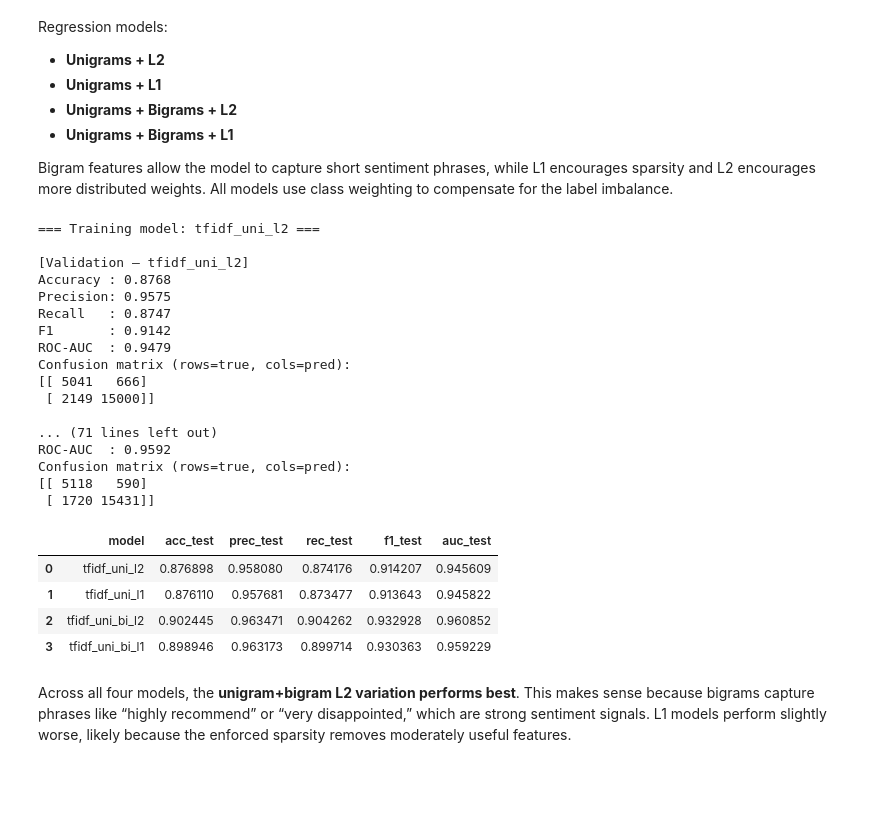
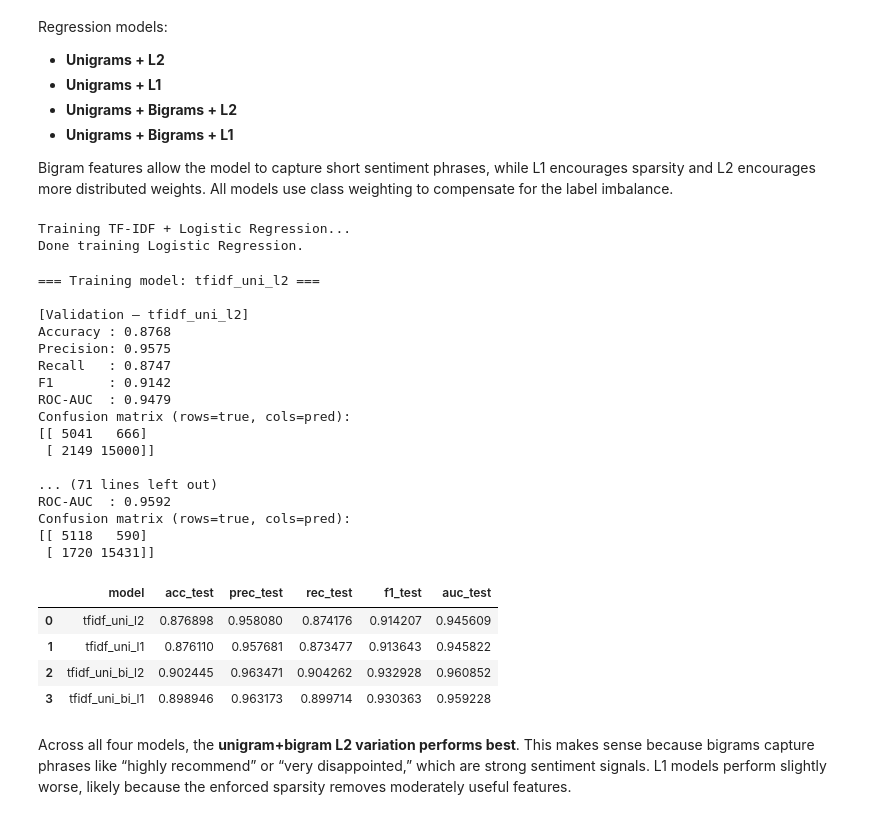
Before and after one commit to shochak2016/ece158-assignment2, a Jupyter notebook: amazon_beauty.ipynb, the cells around one changed output. Saved outputs shown, nothing was run; the diff lists cells and outputs as text; code cells hidden in the pictures; blank space fills up the shorter version.

```diff
--- a/amazon_beauty.ipynb
+++ b/amazon_beauty.ipynb
@@ -263,16 +291,46 @@ we trained four Logistic Regression models:
 Bigram features allow the model to capture short sentiment phrases, while L1 encourages sparsity
 and L2 encourages more distributed weights. All models use class weighting to compensate for the
 label imbalance.
+# %%
+from sklearn.feature_extraction.text import TfidfVectorizer
+from sklearn.linear_model import LogisticRegression
+from sklearn.pipeline import Pipeline
+
+print("Training TF-IDF + Logistic Regression...")
+
+clf = Pipeline([
+    ("tfidf", TfidfVectorizer(
+        ngram_range=(1,2),
+        min_df=5,
+        max_df=0.9
+    )),
+    ("clf", LogisticRegression(
+        class_weight="balanced",
+        max_iter=2000
+    ))
+])
+
+clf.fit(X_train, y_train)
+
+# Make predictions so confusion matrices and ROC can run
+y_valid_pred = clf.predict(X_valid)
+y_valid_proba = clf.predict_proba(X_valid)[:, 1]
+
+y_test_pred = clf.predict(X_test)
+y_test_proba = clf.predict_proba(X_test)[:, 1]
+
+print("Done training Logistic Regression.")
+# %% [output]
+Training TF-IDF + Logistic Regression...
+Done training Logistic Regression.
 # %%
 def build_logreg_models():
-    """
-    Four TF-IDF + Logistic Regression baselines:
+    #Four TF-IDF + Logistic Regression baselines:
 
-    - tfidf_uni_l2: unigrams, L2 penalty
-    - tfidf_uni_l1: unigrams, L1 penalty
-    - tfidf_uni_bi_l2: uni+bi-grams, L2 penalty
-    - tfidf_uni_bi_l1: uni+bi-grams, L1 penalty
-    """
+    #- tfidf_uni_l2: unigrams, L2 penalty
+    #- tfidf_uni_l1: unigrams, L1 penalty
+    #- tfidf_uni_bi_l2: uni+bi-grams, L2 penalty
+    #- tfidf_uni_bi_l1: uni+bi-grams, L1 penalty
     models = {}
 
     # 1. TF-IDF (unigrams) + L2
@@ -394,7 +452,7 @@ def evaluate_split(split_name, y_true, y_pred, y_scores=None):
 
 logreg_models = build_logreg_models()
 
-extra_results = []  # will feed into the big summary table later
+extra_results = []
 
 for name, model in logreg_models.items():
     print(f"\n=== Training model: {name} ===")
@@ -425,34 +483,34 @@ for name, model in logreg_models.items():
             "rec_test": rec,
             "f1_test": f1,
             "auc_test": auc,
         }
     )
 
 extra_results = pd.DataFrame(extra_results)
 extra_results
 # %% [output]
 === Training model: tfidf_uni_l2 ===
 
 [Validation – tfidf_uni_l2]
 Accuracy : 0.8768
 Precision: 0.9575
 Recall   : 0.8747
 F1       : 0.9142
 ROC-AUC  : 0.9479
 Confusion matrix (rows=true, cols=pred):
 [[ 5041   666]
  [ 2149 15000]]
 
 ... (71 lines left out)
 ROC-AUC  : 0.9592
 Confusion matrix (rows=true, cols=pred):
 [[ 5118   590]
  [ 1720 15431]]
 |  | model | acc_test | prec_test | rec_test | f1_test | auc_test |
 | 0 | tfidf_uni_l2 | 0.876898 | 0.958080 | 0.874176 | 0.914207 | 0.945609 |
 | 1 | tfidf_uni_l1 | 0.876110 | 0.957681 | 0.873477 | 0.913643 | 0.945822 |
 | 2 | tfidf_uni_bi_l2 | 0.902445 | 0.963471 | 0.904262 | 0.932928 | 0.960852 |
-| 3 | tfidf_uni_bi_l1 | 0.898946 | 0.963173 | 0.899714 | 0.930363 | 0.959229 |
+| 3 | tfidf_uni_bi_l1 | 0.898946 | 0.963173 | 0.899714 | 0.930363 | 0.959228 |
 # %% [markdown]
 Across all four models, the **unigram+bigram L2 variation performs best**. This makes sense because
 bigrams capture phrases like “highly recommend” or “very disappointed,” which are strong sentiment
```
Also changed, not shown: parts of 25 cells of this notebook.
